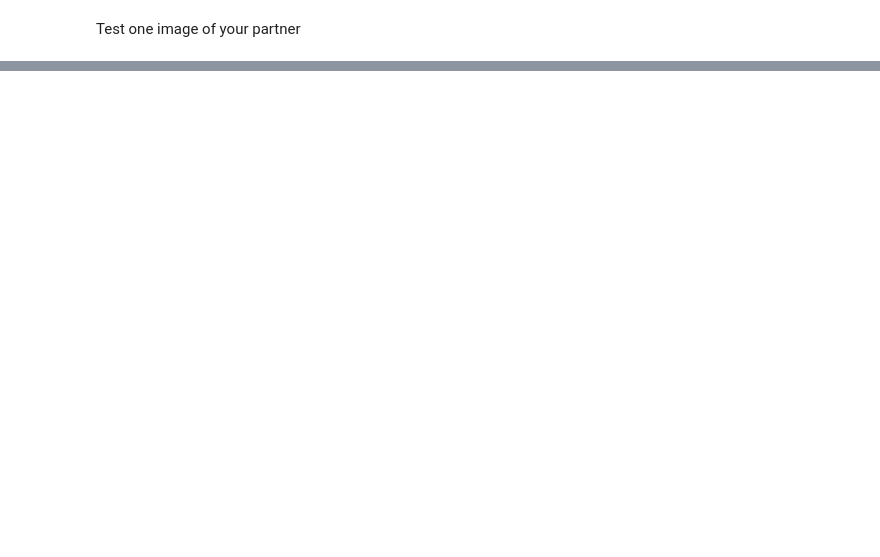
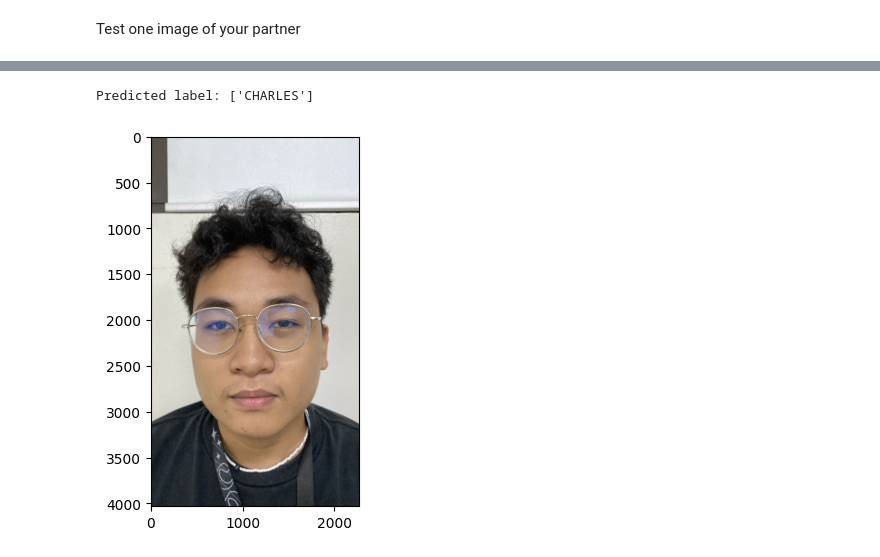
Before and after one commit to LunabaLeeris/CCMACLRL_EXERCISES_COM222ML, a Jupyter notebook: Exercise8.ipynb, the cells around one changed output, grey strips where cells are left out. Saved outputs shown, nothing was run; the diff lists cells and outputs as text; code cells hidden in the pictures; blank space fills up the shorter version.

```diff
--- a/Exercise8.ipynb
+++ b/Exercise8.ipynb
@@ -178,0 +191,5 @@ Predicted label: ['CHARLES']
+# %%
+predict_at("IMG_3872.jpg")
+# %% [output]
+Predicted label: ['CHARLES']
+[figure, added]
```
Also changed, not shown: parts of 7 cells of this notebook.
